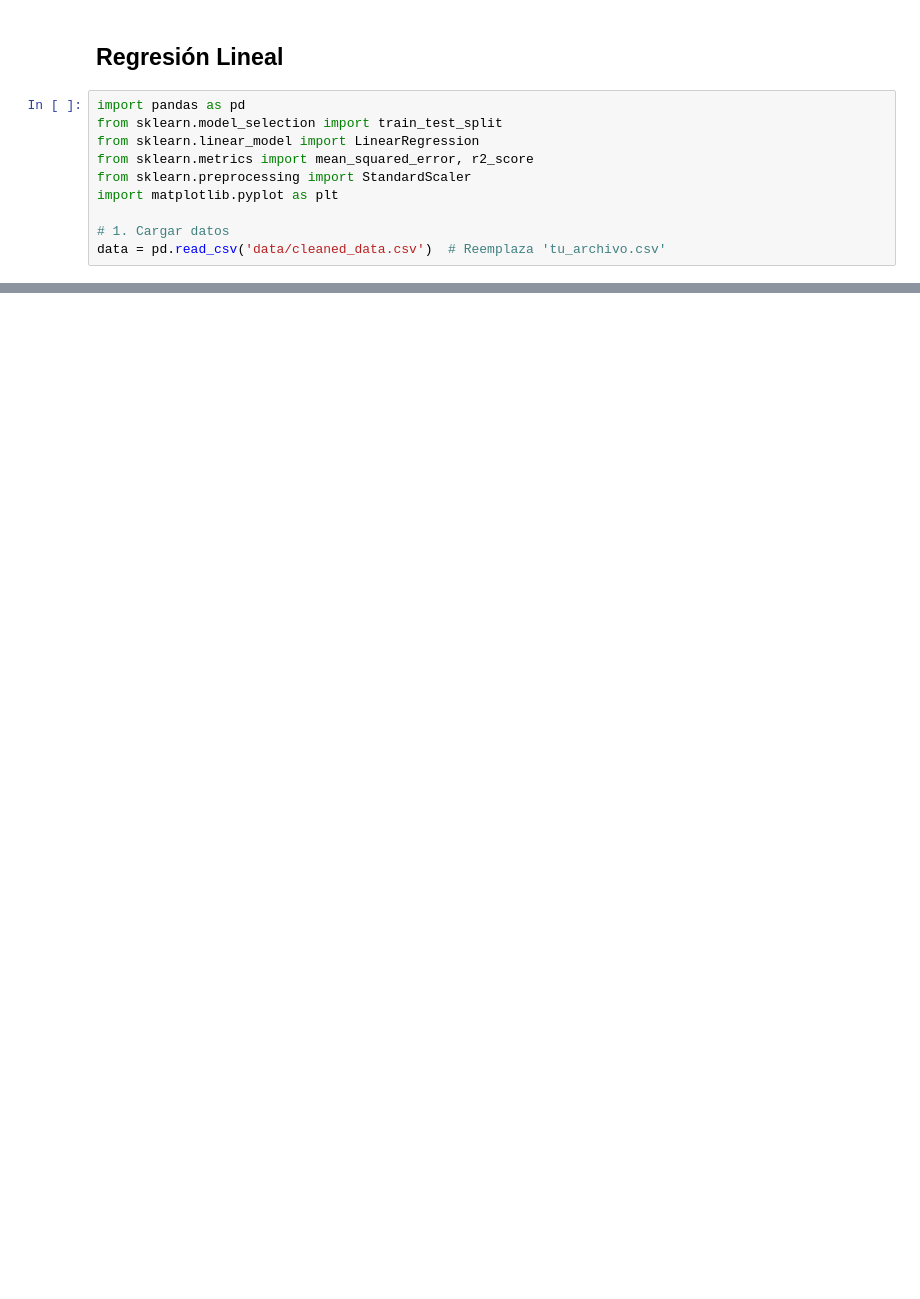
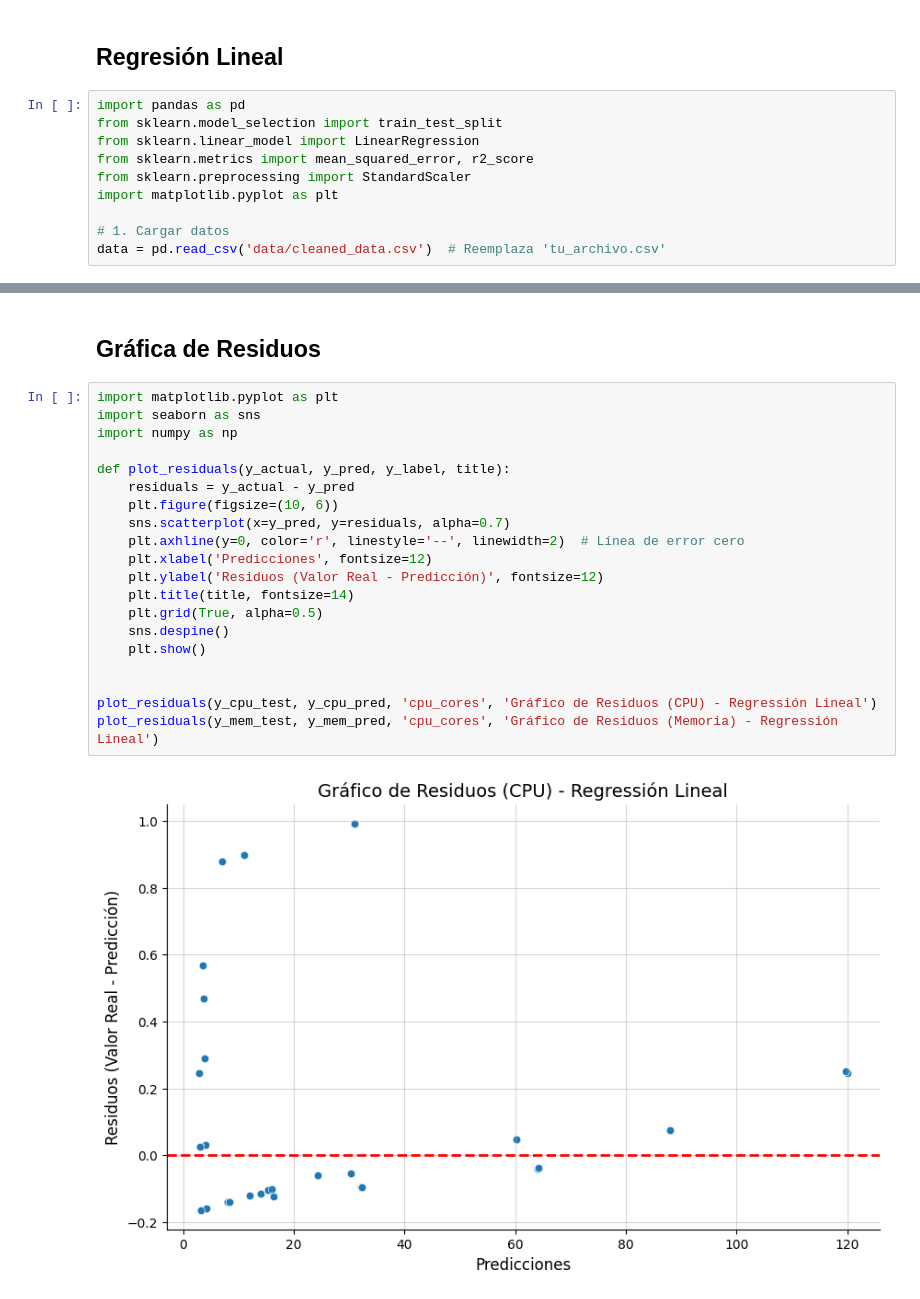
Before and after one commit to edegraciab/ma-modelos-predictivos-poyecto-final, a Jupyter notebook: notebook/02-RegresionLineal.ipynb, the cells around one changed output, grey strips where cells are left out. Cells and saved outputs as stored; diff of their text form; blank space fills up the shorter version.

```diff
--- a/notebook/02-RegresionLineal.ipynb
+++ b/notebook/02-RegresionLineal.ipynb
@@ -108,0 +102,24 @@ plt.show()
+# %% [markdown]
+## Gráfica de Residuos
+# %%
+import matplotlib.pyplot as plt
+import seaborn as sns
+import numpy as np
+
+def plot_residuals(y_actual, y_pred, y_label, title):
+    residuals = y_actual - y_pred
+    plt.figure(figsize=(10, 6))
+    sns.scatterplot(x=y_pred, y=residuals, alpha=0.7)
+    plt.axhline(y=0, color='r', linestyle='--', linewidth=2)  # Línea de error cero
+    plt.xlabel('Predicciones', fontsize=12)
+    plt.ylabel('Residuos (Valor Real - Predicción)', fontsize=12)
+    plt.title(title, fontsize=14)
+    plt.grid(True, alpha=0.5)
+    sns.despine()
+    plt.show()
+
+
+plot_residuals(y_cpu_test, y_cpu_pred, 'cpu_cores', 'Gráfico de Residuos (CPU) - Regressión Lineal')
+plot_residuals(y_mem_test, y_mem_pred, 'cpu_cores', 'Gráfico de Residuos (Memoria) - Regressión Lineal')
+# %% [output]
+[figure, added]
```
Also changed, not shown: parts of 7 cells of this notebook, 2 other files.
